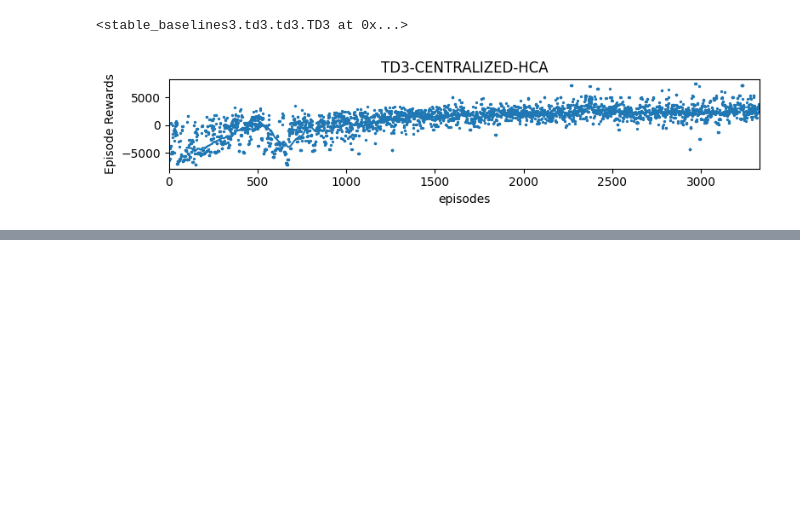
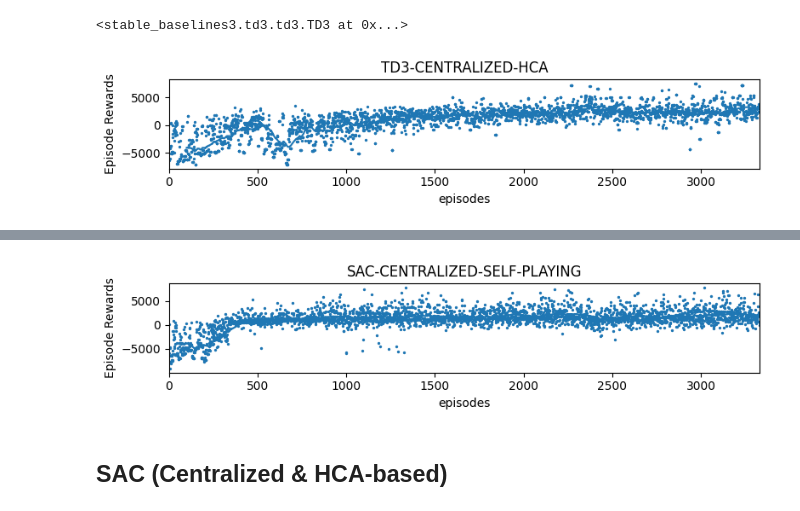
Before and after one commit to TheShenk/hai-nonconflict-action-learning, a Jupyter notebook: experiments.ipynb, the cells around one changed output, grey strips where cells are left out. Drawn from its saved outputs; the diff is of its cells as text; code cells hidden in the pictures; blank space fills up the shorter version.

Commit message:
feat(experiments): add base comprasion for SAC with self-playing

```diff
--- a/experiments.ipynb
+++ b/experiments.ipynb
@@ -1125,0 +1128,6 @@ display.clear_output(wait=True)
+# %%
+from agents.simple_attacking_agent import SimpleAttackingAgent
+from agents.simple_goalkeeper_agent import SimpleGoalkeeperAgent
+
+timesteps = 1000000
+change_to_me_count = 100
@@ -1125,0 +1136,31 @@ display.clear_output(wait=True)
+# %%
+from stable_baselines3 import SAC
+ALGORITHM_NAME="sac-centralized-self-playing"
+
+log_dir = f"logs/futbol/{ALGORITHM_NAME}"
+tensorboard_log_dir = f"tensorboard/log/{ALGORITHM_NAME}"
+
+def init_football_env():
+    env = gym.make('Futbol2v2-v1', action_space_type=["box", "box"])
+    env.set_team_b_model(utils.MultiModelAgent([
+        SimpleAttackingAgent(env,  0),
+        SimpleGoalkeeperAgent(env, 1)
+    ]))
+    return env
+
+eval_env = Monitor(init_football_env())
+env = make_vec_env(init_football_env, n_envs=4, monitor_dir=log_dir)
+
+eval_callback = EvalCallback(eval_env, best_model_save_path=f'./models/footbol/{ALGORITHM_NAME}/', eval_freq=2400, render=False)
+
+model = SAC("MlpPolicy", env, device="cpu", tensorboard_log=tensorboard_log_dir)
+# %%
+learn_iter_timesteps = timesteps//change_to_me_count
+for change_count in range(change_to_me_count):
+    model.learn(total_timesteps=learn_iter_timesteps, callback=eval_callback, reset_num_timesteps=False)
+
+    save_path = f"self-play-tmp/{ALGORITHM_NAME}-{change_count}"
+    model.save(save_path)
+    model_copy = model.load(save_path, device="cpu")
+
+    env.env_method("set_team_b_model", model_copy)
@@ -1125,0 +1206,10 @@ display.clear_output(wait=True)
+# %%
+model.save(f'./models/footbol/{ALGORITHM_NAME}/last_model')
+env.close()
+results_plotter.plot_results([log_dir], timesteps, results_plotter.X_EPISODES, ALGORITHM_NAME.upper())
+display.display(plt.gcf())
+display.clear_output(wait=True)
+# %% [output]
+[figure, added]
+# %% [markdown]
+## SAC (Centralized & HCA-based)
```
Also changed, not shown: parts of 6 cells of this notebook, 1 other file.
